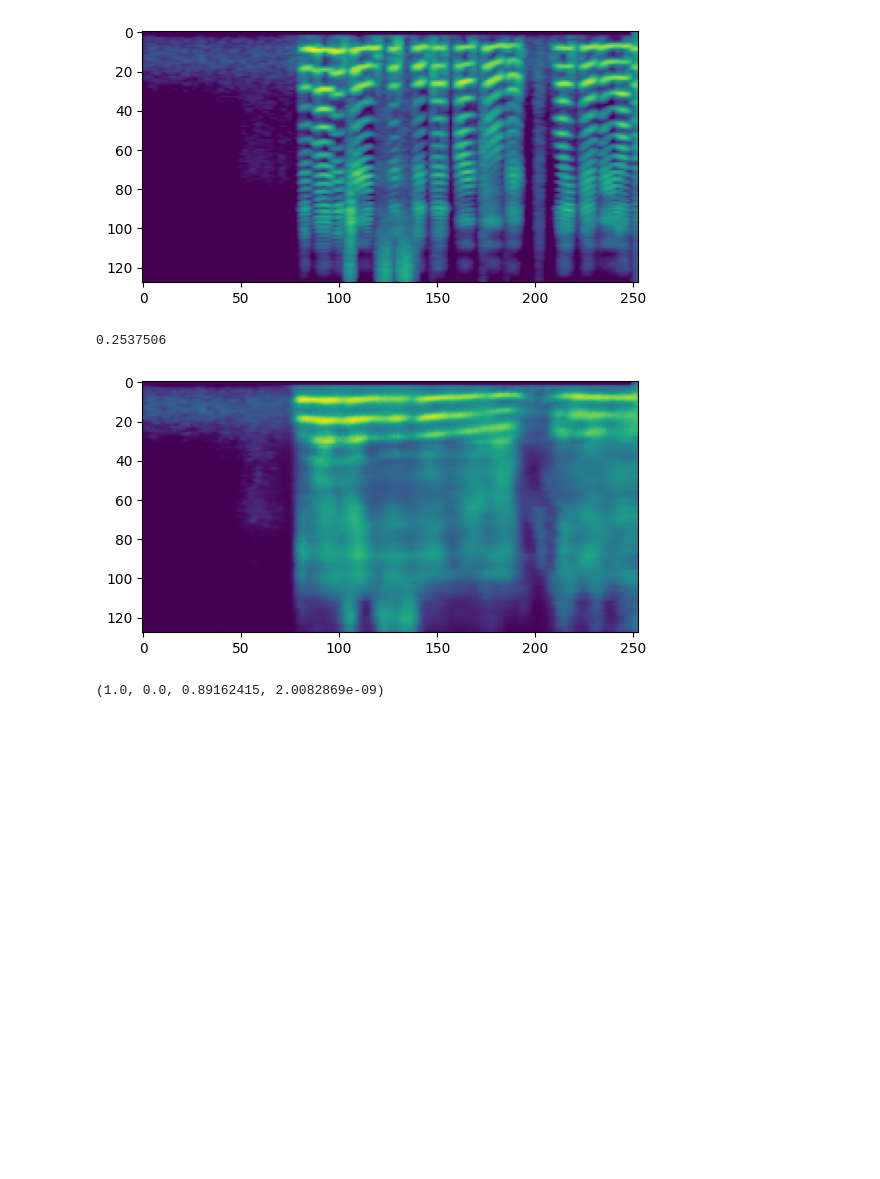
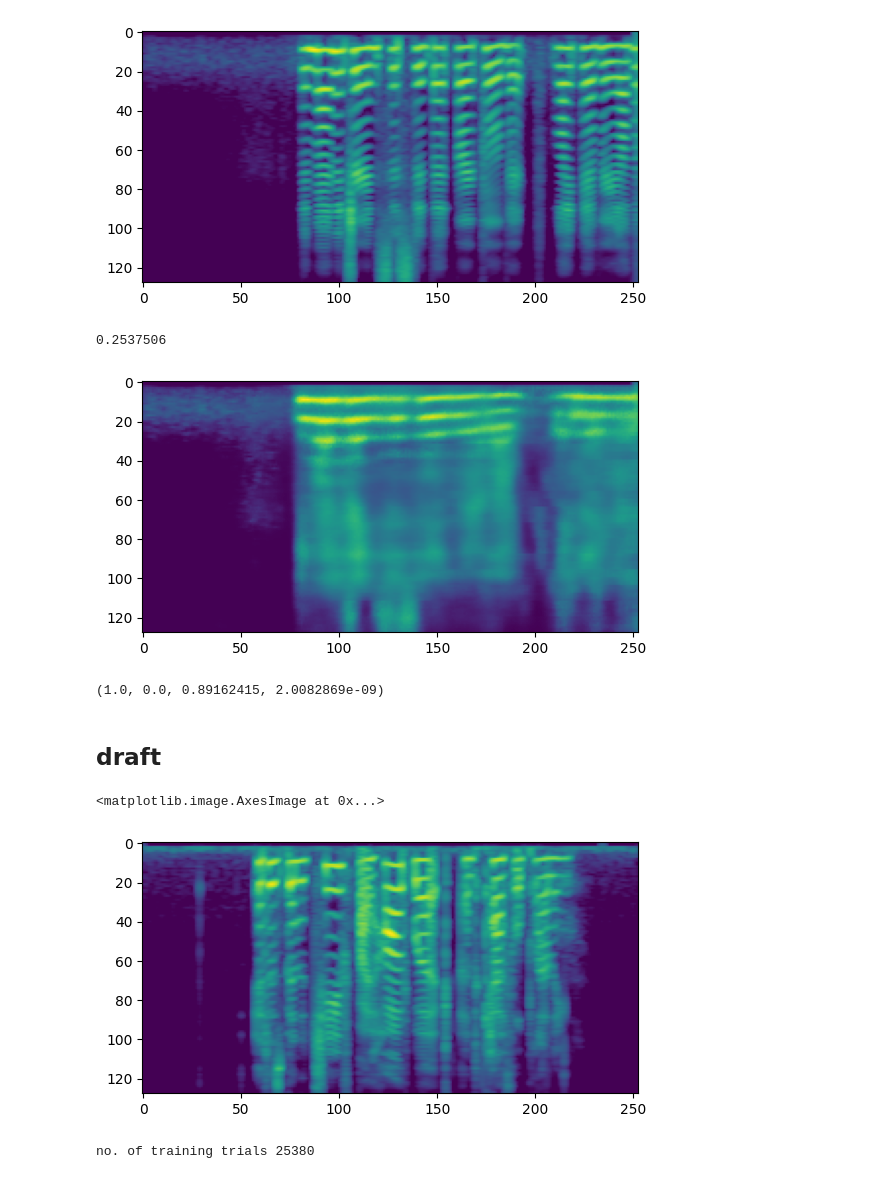
Before and after one commit to cassuci/adf-detector, a Jupyter notebook: autoencoder/test_model.ipynb, the cells around one changed output. Cells and saved outputs as stored; diff of their text form; code cells hidden in the pictures; blank space fills up the shorter version.

```diff
--- a/autoencoder/test_model.ipynb
+++ b/autoencoder/test_model.ipynb
@@ -44,7 +47,7 @@ parser.add_argument(
 parser.add_argument(
     "--track", type=str, default="LA", choices=["LA", "PA", "DF"], help="LA/PA/DF"
 )
-parser.add_argument("--batch_size", type=int, default=8)
+parser.add_argument("--batch_size", type=int, default=64)
 parser.add_argument("--model_path", type=str, default=None, help="Model checkpoint")
 
 args = parser.parse_args("--track LA --model_path models/model_vae_new_test/epoch_83.pth".split())
@@ -80,7 +83,7 @@ train_set = dataset_loader.Dataset_ASVspoof2019_train(
 )
 
 train_loader = DataLoader(
-    train_set, batch_size=args.batch_size, num_workers=2, shuffle=True, drop_last=True
+    train_set, batch_size=args.batch_size, num_workers=0, shuffle=True, drop_last=True
 )
 
 del train_set, d_label_trn
@@ -110,7 +113,7 @@ dev_set = dataset_loader.Dataset_ASVspoof2019_train(
     ae=True,
 )
 dev_loader = DataLoader(
-    dev_set, batch_size=args.batch_size, num_workers=2, shuffle=False
+    dev_set, batch_size=args.batch_size, num_workers=0, shuffle=False
 )
 del dev_set, d_label_dev
 # %% [output]
@@ -205,3 +208,54 @@ x_hat.mean()
 x.max(), x.min(), x_hat.max(), x_hat.min()
 # %% [output]
 (1.0, 0.0, 0.89162415, 2.0082869e-09)
+# %% [markdown]
+## draft
+# %%
+idx, (spec, _) = next(enumerate(train_loader))
+batch_size = 8
+show_image(spec, 0)
+# %%
+x = spec.view(batch_size, 128, 253)
+fig = plt.figure()
+sample = x[0].cpu().numpy()
+plt.imshow(sample)
+# %% [output]
+<matplotlib.image.AxesImage at 0x...>
+[figure, added]
+# %%
+
+track = args.track
+# database
+prefix = "ASVspoof_{}".format(track)
+prefix_2019 = "ASVspoof2019.{}".format(track)
+
+# define train dataloader
+d_label_trn, file_train = dataset_loader.genSpoof_list(
+    dir_meta=os.path.join(
+        args.protocols_path
+        + "{}_cm_protocols/{}.cm.train.trn.txt".format(prefix, prefix_2019)
+    ),
+    is_train=True,
+    is_eval=False,
+)
+
+print("no. of training trials", len(file_train))
+
+train_set = dataset_loader.Dataset_ASVspoof2019_train(
+    args,
+    list_IDs=file_train,
+    labels=d_label_trn,
+    base_dir=os.path.join(
+        args.database_path
+        + "{}_{}_train/".format(prefix_2019.split(".")[0], args.track)
+    ),
+    algo=0,
+)
+
+train_loader = DataLoader(
+    train_set, batch_size=args.batch_size, num_workers=2, shuffle=True, drop_last=True
+)
+
+del train_set, d_label_trn
+# %% [output]
+no. of training trials 25380
```
Also changed, not shown: parts of 12 cells of this notebook, 15 other files.
